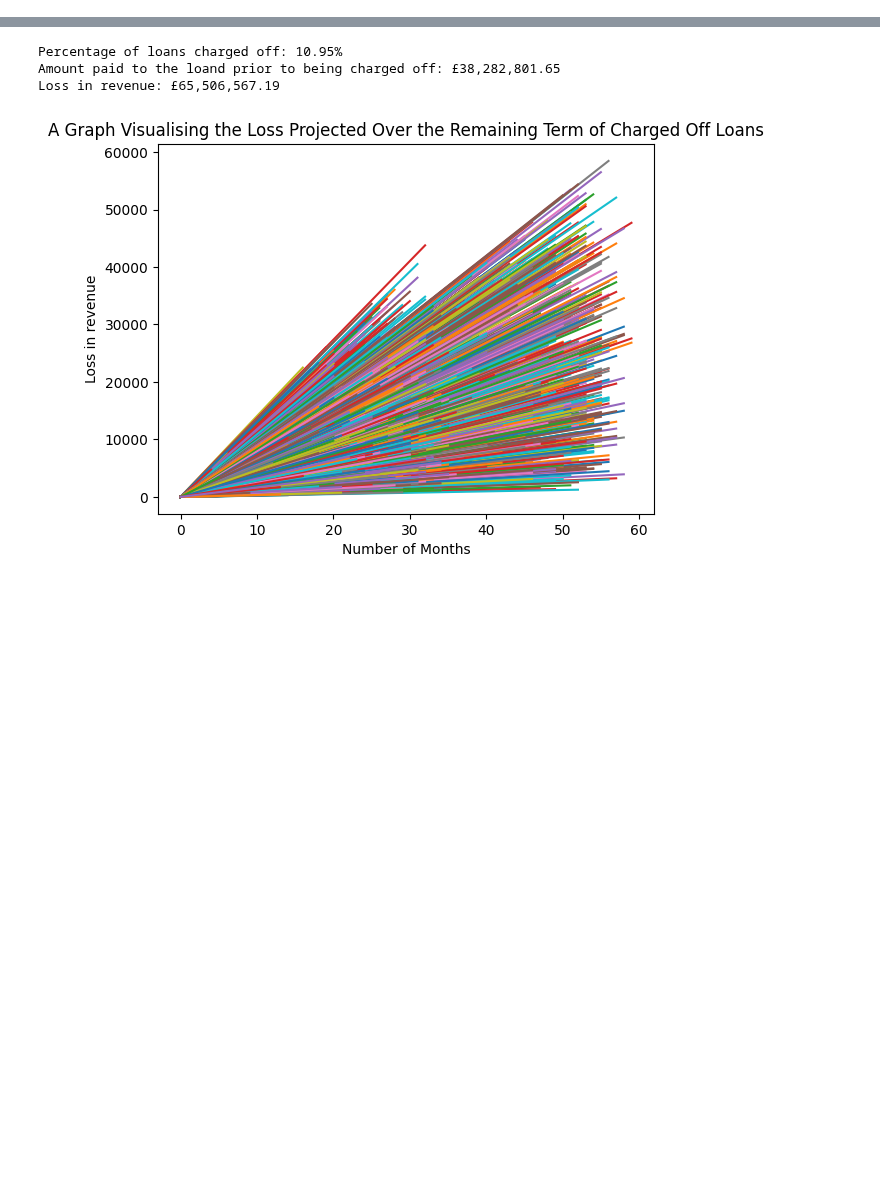
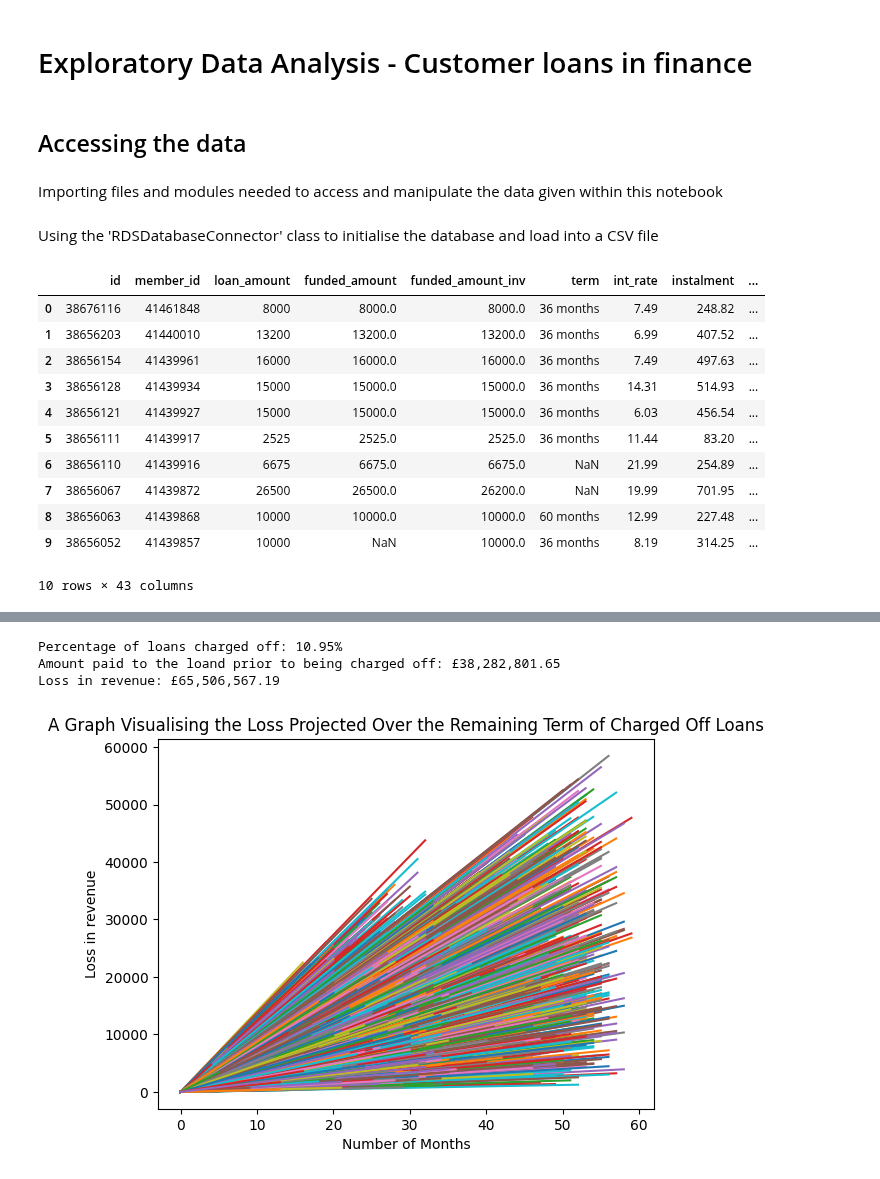
Before and after one commit to lhytsang/exploratory-data-analysis---customer-loans-in-finance103, a Jupyter notebook: db_utils.ipynb, the cells around one changed output, grey strips where cells are left out. Drawn from its saved outputs; the diff is of its cells as text; code cells hidden in the pictures; blank space fills up the shorter version.

Commit message:
Beginning to separate the code into different sections and explaining the code in markdown cells.

```diff
--- a/db_utils.ipynb
+++ b/db_utils.ipynb
@@ -0,0 +1,6 @@
+# %% [markdown]
+# Exploratory Data Analysis - Customer loans in finance
+# %% [markdown]
+## Accessing the data
+# %% [markdown]
+Importing files and modules needed to access and manipulate the data given within this notebook
@@ -0,0 +18,28 @@
+# %% [markdown]
+Using the 'RDSDatabaseConnector' class to initialise the database and load into a CSV file
+# %%
+
+#    Loading and saving the data in a csv file
+
+with open('credentials.yaml') as file:
+    credentials_dict = yaml.safe_load(file)
+
+credentials = db_utils.RDSDatabaseConnector(credentials_dict)
+loan_payments = credentials.initialise_database()
+credentials.save_file(loan_payments, 'new_file.csv')
+
+database = credentials.load_csv('new_file.csv')
+database.head(10)
+# %% [output]
+|  | id | member_id | loan_amount | funded_amount | funded_amount_inv | term | int_rate | instalment | ... |
+| 0 | 38676116 | 41461848 | 8000 | 8000.0 | 8000.0 | 36 months | 7.49 | 248.82 | ... |
+| 1 | 38656203 | 41440010 | 13200 | 13200.0 | 13200.0 | 36 months | 6.99 | 407.52 | ... |
+| 2 | 38656154 | 41439961 | 16000 | 16000.0 | 16000.0 | 36 months | 7.49 | 497.63 | ... |
+| 3 | 38656128 | 41439934 | 15000 | 15000.0 | 15000.0 | 36 months | 14.31 | 514.93 | ... |
+| 4 | 38656121 | 41439927 | 15000 | 15000.0 | 15000.0 | 36 months | 6.03 | 456.54 | ... |
+| 5 | 38656111 | 41439917 | 2525 | 2525.0 | 2525.0 | 36 months | 11.44 | 83.20 | ... |
+| 6 | 38656110 | 41439916 | 6675 | 6675.0 | 6675.0 | NaN | 21.99 | 254.89 | ... |
+| 7 | 38656067 | 41439872 | 26500 | 26500.0 | 26200.0 | NaN | 19.99 | 701.95 | ... |
+| 8 | 38656063 | 41439868 | 10000 | 10000.0 | 10000.0 | 60 months | 12.99 | 227.48 | ... |
+| 9 | 38656052 | 41439857 | 10000 | NaN | 10000.0 | 36 months | 8.19 | 314.25 | ... |
+10 rows × 43 columns
```
Also changed, not shown: parts of 3 cells of this notebook.
